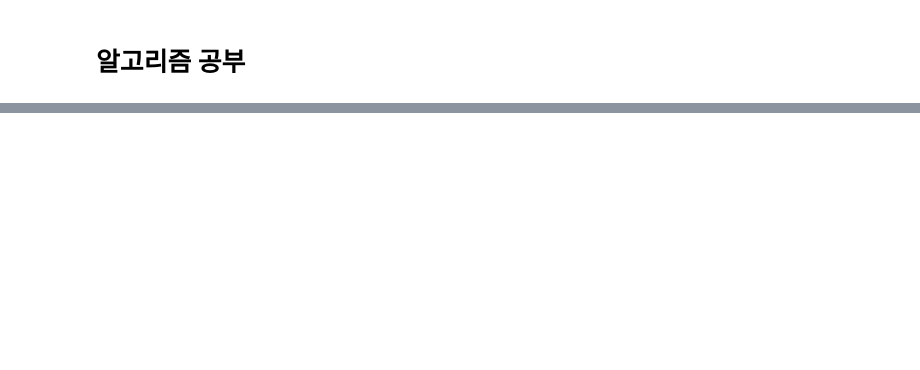
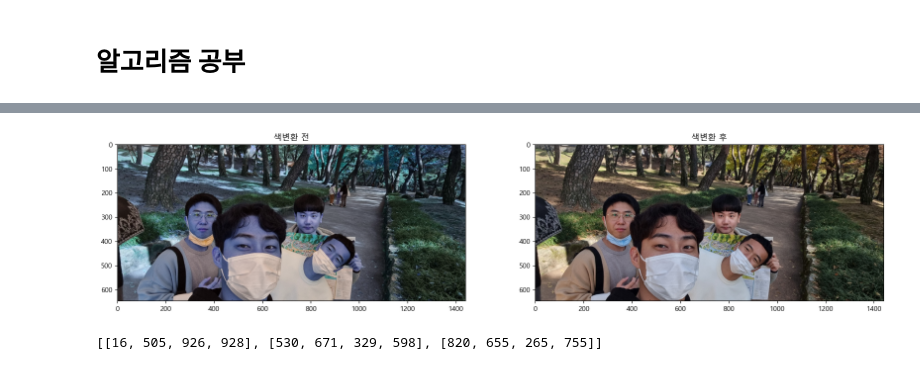
Before and after one commit to zollbam/bigdata, a Jupyter notebook: com_project/code/openpose.ipynb, the cells around one changed output, grey strips where cells are left out. Cells and saved outputs as stored; diff of their text form; code cells hidden in the pictures; blank space fills up the shorter version.

```diff
--- a/com_project/code/openpose.ipynb
+++ b/com_project/code/openpose.ipynb
@@ -161,0 +112,14 @@ AttributeError: 'NoneType' object has no attribute 'shape'
+# %%
+# 이미지를 불러와서 색변환 시키기
+img=cv2.imread('busuksa2.jpg')
+plt.figure(figsize=(20,8))
+plt.subplot(1,2,1)
+plt.imshow(img)
+plt.title('색변환 전')
+img=cv2.cvtColor(img,cv2.COLOR_RGB2BGR)
+plt.subplot(1,2,2)
+plt.imshow(img)
+plt.title('색변환 후')
+plt.show()
+# %% [output]
+[figure, added]
@@ -161,0 +182,5 @@ AttributeError: 'NoneType' object has no attribute 'shape'
+# %%
+# 부석사 이미지(feat. 동생들)
+dect_person('busuksa1.jpg')
+# %% [output]
+[[16, 505, 926, 928], [530, 671, 329, 598], [820, 655, 265, 755]]
```
Also changed, not shown: parts of 39 cells of this notebook, 10 other files.
